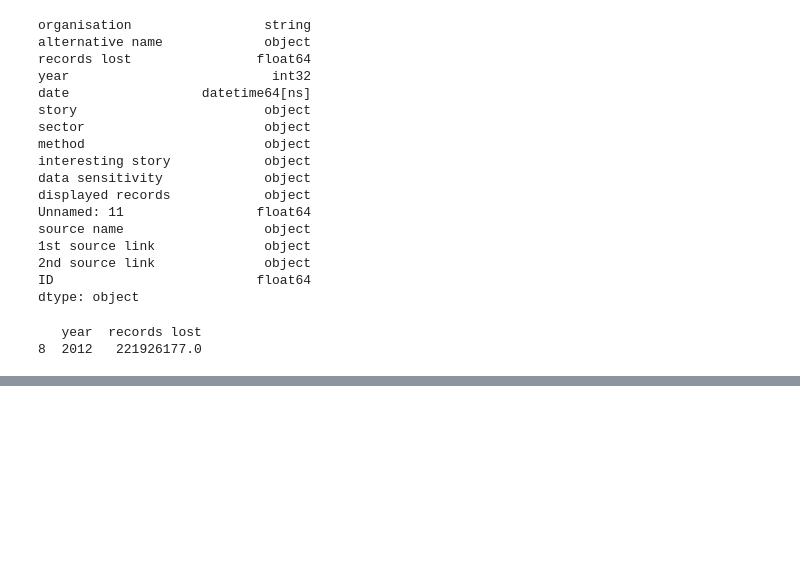
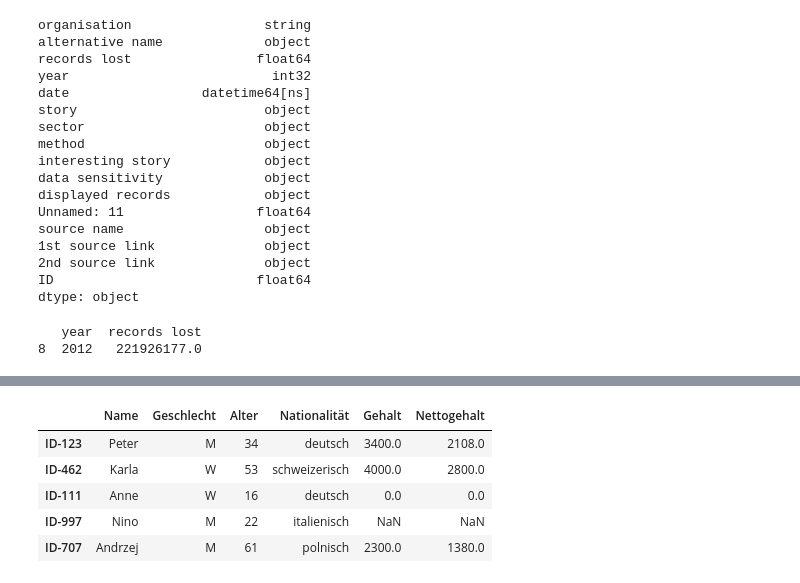
Before and after one commit to TimKossmann/storytelling, a Jupyter notebook: old_data_breaches_icicle.ipynb, the cells around one changed output, grey strips where cells are left out. Saved outputs shown, nothing was run; the diff lists cells and outputs as text; code cells hidden in the pictures; blank space fills up the shorter version.

```diff
--- a/old_data_breaches_icicle.ipynb
+++ b/old_data_breaches_icicle.ipynb
@@ -344,0 +345,9 @@ fig.show()
+# %%
+df = pd.DataFrame({'Name' : ["Peter", "Karla", "Anne", "Nino", "Andrzej"],
+                   'Geschlecht': ['M','W','W','M','M'],
+                   'Alter': [34, 53, 16, 22, 61],
+                   'Nationalität': ["deutsch", "schweizerisch", "deutsch", "italienisch", "polnisch"],
+                   'Gehalt': [3400, 4000, 0, np.NaN, 2300]},
+                  index = ['ID-123', 'ID-462', 'ID-111', 'ID-997', 'ID-707'])
+
+df
@@ -344,0 +361,22 @@ fig.show()
+# %%
+df['Nettogehalt'] = np.where(df['Nationalität'] == 'deutsch',
+                             df['Gehalt'] * 0.62,
+                             np.nan)
+df['Nettogehalt'] = np.where(df['Nationalität'] == 'schweizerisch',
+                             df['Gehalt'] * 0.7,
+                             df['Nettogehalt'])
+df['Nettogehalt'] = np.where(df['Nationalität'] == 'italienisch',
+                             df['Gehalt'] * 0.58,
+                             df['Nettogehalt'])
+df['Nettogehalt'] = np.where(df['Nationalität'] == 'polnisch',
+                             df['Gehalt'] * 0.6,
+                             df['Nettogehalt'])
+
+df
+# %% [output]
+|  | Name | Geschlecht | Alter | Nationalität | Gehalt | Nettogehalt |
+| ID-123 | Peter | M | 34 | deutsch | 3400.0 | 2108.0 |
+| ID-462 | Karla | W | 53 | schweizerisch | 4000.0 | 2800.0 |
+| ID-111 | Anne | W | 16 | deutsch | 0.0 | 0.0 |
+| ID-997 | Nino | M | 22 | italienisch | NaN | NaN |
+| ID-707 | Andrzej | M | 61 | polnisch | 2300.0 | 1380.0 |
```
Also changed, not shown: parts of 5 cells of this notebook, 6 other files.
